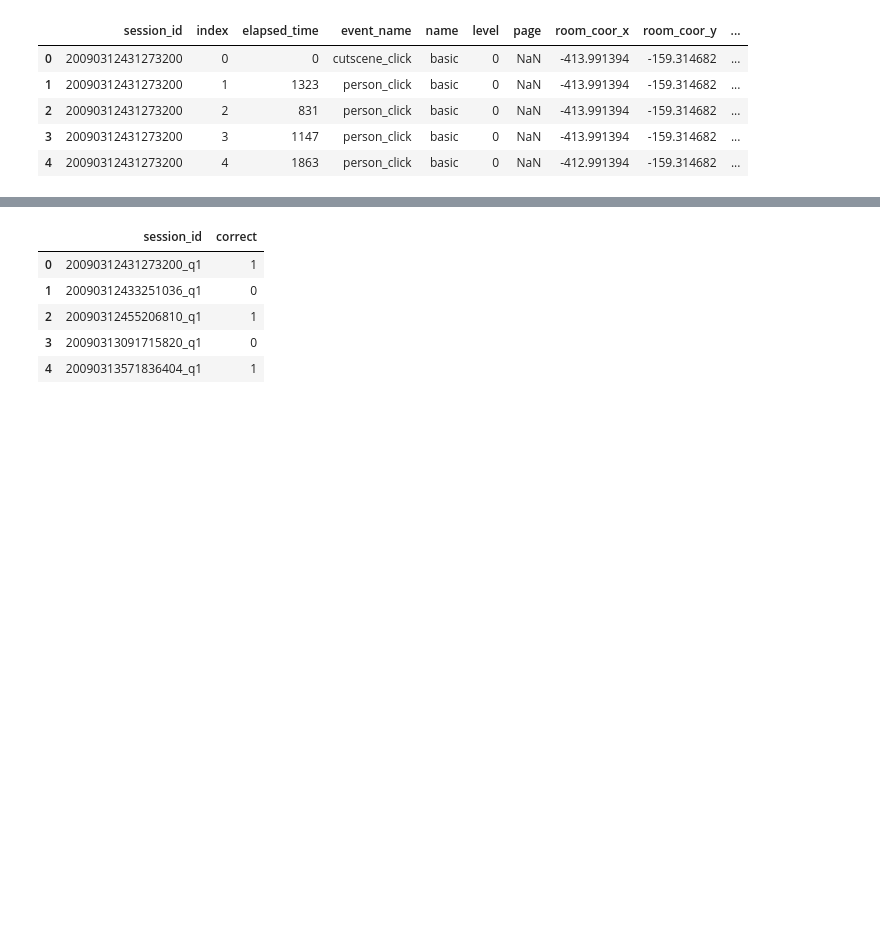
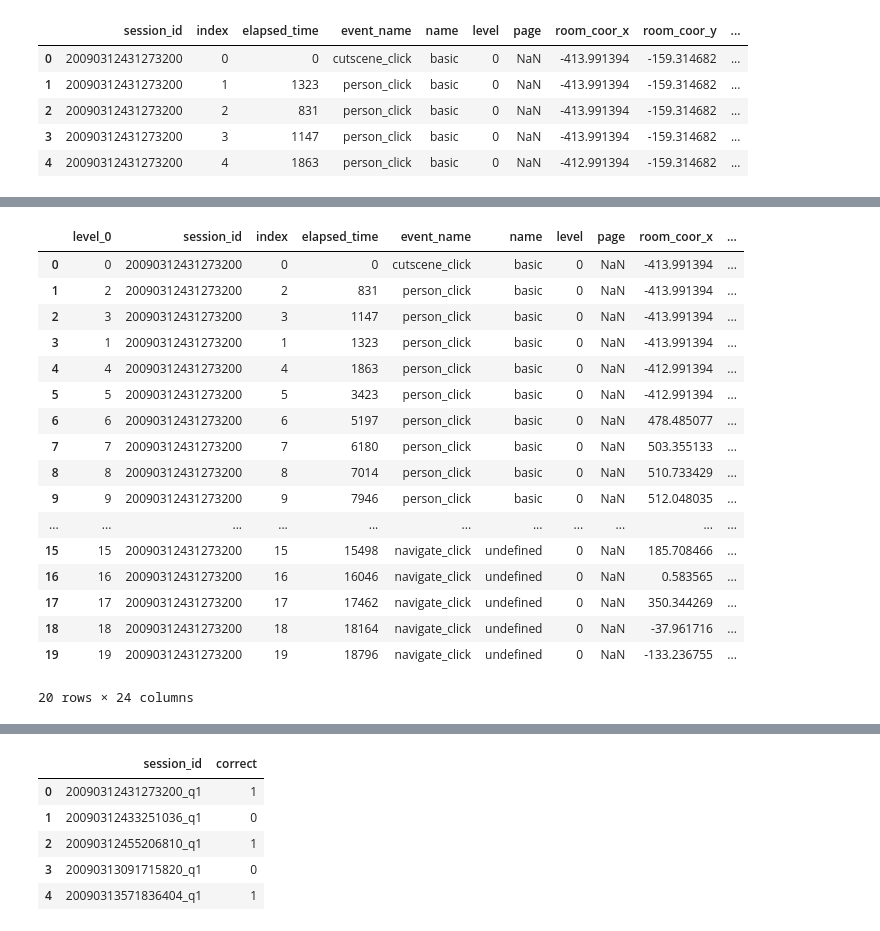
Before and after one commit to Kaggle-Project-TUC-DS/student-performance, a Jupyter notebook: notebooks/playing_with_the_data.ipynb, the cells around one changed output, grey strips where cells are left out. Drawn from its saved outputs; the diff is of its cells as text; code cells hidden in the pictures; blank space fills up the shorter version.

```diff
--- a/notebooks/playing_with_the_data.ipynb
+++ b/notebooks/playing_with_the_data.ipynb
@@ -115 +142,22 @@ subset_df = dps.adding_euclid_distance_variable(subset_df)
+# %%
+subset_df.head(20)
+# %% [output]
+|  | level_0 | session_id | index | elapsed_time | event_name | name | level | page | room_coor_x | ... |
+| 0 | 0 | 20090312431273200 | 0 | 0 | cutscene_click | basic | 0 | NaN | -413.991394 | ... |
+| 1 | 2 | 20090312431273200 | 2 | 831 | person_click | basic | 0 | NaN | -413.991394 | ... |
+| 2 | 3 | 20090312431273200 | 3 | 1147 | person_click | basic | 0 | NaN | -413.991394 | ... |
+| 3 | 1 | 20090312431273200 | 1 | 1323 | person_click | basic | 0 | NaN | -413.991394 | ... |
+| 4 | 4 | 20090312431273200 | 4 | 1863 | person_click | basic | 0 | NaN | -412.991394 | ... |
+| 5 | 5 | 20090312431273200 | 5 | 3423 | person_click | basic | 0 | NaN | -412.991394 | ... |
+| 6 | 6 | 20090312431273200 | 6 | 5197 | person_click | basic | 0 | NaN | 478.485077 | ... |
+| 7 | 7 | 20090312431273200 | 7 | 6180 | person_click | basic | 0 | NaN | 503.355133 | ... |
+| 8 | 8 | 20090312431273200 | 8 | 7014 | person_click | basic | 0 | NaN | 510.733429 | ... |
+| 9 | 9 | 20090312431273200 | 9 | 7946 | person_click | basic | 0 | NaN | 512.048035 | ... |
+| ... | ... | ... | ... | ... | ... | ... | ... | ... | ... | ... |
+| 15 | 15 | 20090312431273200 | 15 | 15498 | navigate_click | undefined | 0 | NaN | 185.708466 | ... |
+| 16 | 16 | 20090312431273200 | 16 | 16046 | navigate_click | undefined | 0 | NaN | 0.583565 | ... |
+| 17 | 17 | 20090312431273200 | 17 | 17462 | navigate_click | undefined | 0 | NaN | 350.344269 | ... |
+| 18 | 18 | 20090312431273200 | 18 | 18164 | navigate_click | undefined | 0 | NaN | -37.961716 | ... |
+| 19 | 19 | 20090312431273200 | 19 | 18796 | navigate_click | undefined | 0 | NaN | -133.236755 | ... |
+20 rows × 24 columns
 # %%
```
Also changed, not shown: parts of 8 cells of this notebook, 1 other file.
